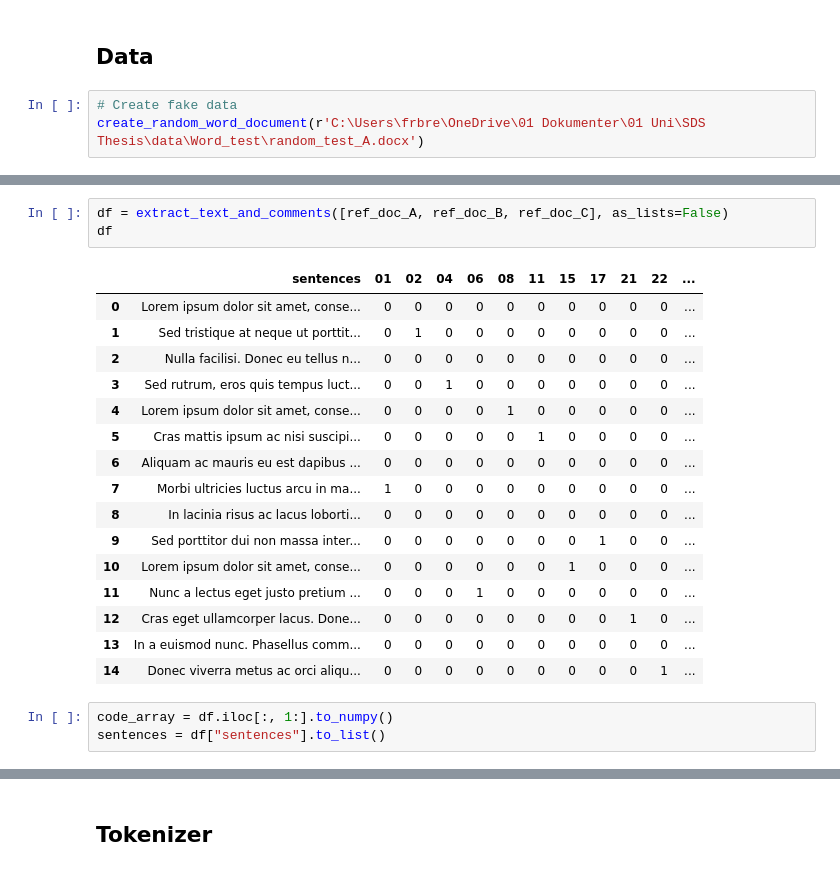
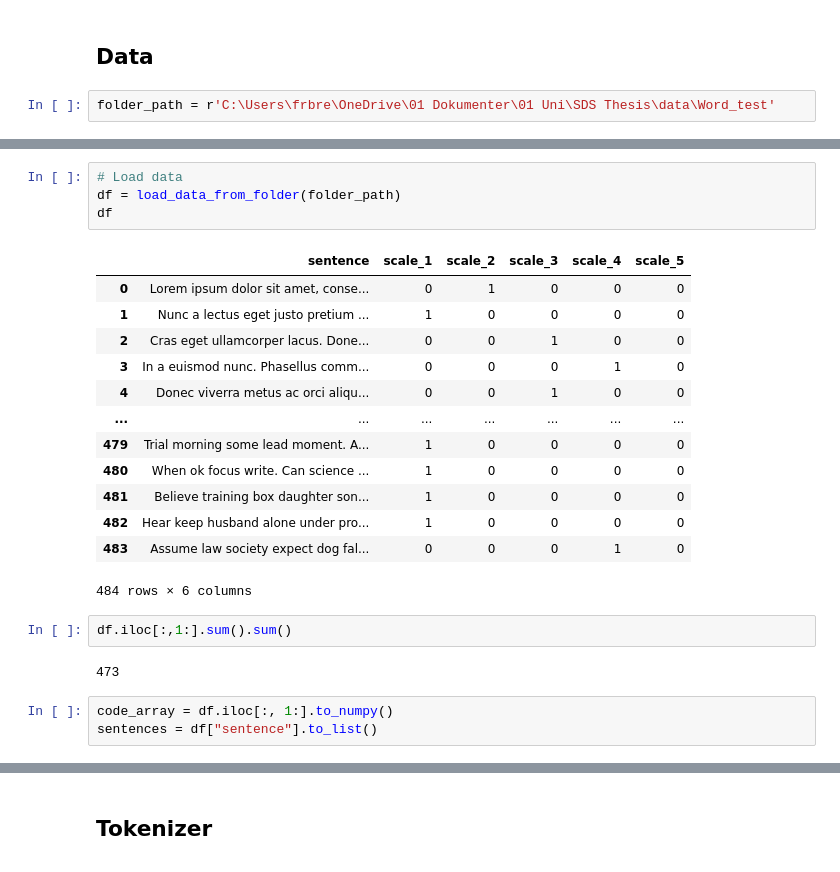
Before and after one commit to Fred-Bred/SDS-thesis, a Jupyter notebook: src/BERT_test.ipynb, the cells around one changed output, grey strips where cells are left out. Saved outputs shown, nothing was run; the diff lists cells and outputs as text.

Commit message:
add load_data_from_folder function

```diff
--- a/src/BERT_test.ipynb
+++ b/src/BERT_test.ipynb
@@ -17,5 +17,4 @@ from sklearn.model_selection import train_test_split
 # %% [markdown]
 ## Data
 # %%
-# Create fake data
-create_random_word_document(r'C:\Users\frbre\OneDrive\01 Dokumenter\01 Uni\SDS Thesis\data\Word_test\random_test_A.docx')
+folder_path = r'C:\Users\frbre\OneDrive\01 Dokumenter\01 Uni\SDS Thesis\data\Word_test'
@@ -73,26 +21,28 @@ sentences
-# %%
-df = extract_text_and_comments([ref_doc_A, ref_doc_B, ref_doc_C], as_lists=False)
-df
-# %% [output]
-|  | sentences | 01 | 02 | 04 | 06 | 08 | 11 | 15 | 17 | 21 | 22 | ... |
-| 0 | Lorem ipsum dolor sit amet, conse... | 0 | 0 | 0 | 0 | 0 | 0 | 0 | 0 | 0 | 0 | ... |
-| 1 | Sed tristique at neque ut porttit... | 0 | 1 | 0 | 0 | 0 | 0 | 0 | 0 | 0 | 0 | ... |
-| 2 | Nulla facilisi. Donec eu tellus n... | 0 | 0 | 0 | 0 | 0 | 0 | 0 | 0 | 0 | 0 | ... |
-| 3 | Sed rutrum, eros quis tempus luct... | 0 | 0 | 1 | 0 | 0 | 0 | 0 | 0 | 0 | 0 | ... |
-| 4 | Lorem ipsum dolor sit amet, conse... | 0 | 0 | 0 | 0 | 1 | 0 | 0 | 0 | 0 | 0 | ... |
-| 5 | Cras mattis ipsum ac nisi suscipi... | 0 | 0 | 0 | 0 | 0 | 1 | 0 | 0 | 0 | 0 | ... |
-| 6 | Aliquam ac mauris eu est dapibus ... | 0 | 0 | 0 | 0 | 0 | 0 | 0 | 0 | 0 | 0 | ... |
-| 7 | Morbi ultricies luctus arcu in ma... | 1 | 0 | 0 | 0 | 0 | 0 | 0 | 0 | 0 | 0 | ... |
-| 8 | In lacinia risus ac lacus loborti... | 0 | 0 | 0 | 0 | 0 | 0 | 0 | 0 | 0 | 0 | ... |
-| 9 | Sed porttitor dui non massa inter... | 0 | 0 | 0 | 0 | 0 | 0 | 0 | 1 | 0 | 0 | ... |
-| 10 | Lorem ipsum dolor sit amet, conse... | 0 | 0 | 0 | 0 | 0 | 0 | 1 | 0 | 0 | 0 | ... |
-| 11 | Nunc a lectus eget justo pretium ... | 0 | 0 | 0 | 1 | 0 | 0 | 0 | 0 | 0 | 0 | ... |
-| 12 | Cras eget ullamcorper lacus. Done... | 0 | 0 | 0 | 0 | 0 | 0 | 0 | 0 | 1 | 0 | ... |
-| 13 | In a euismod nunc. Phasellus comm... | 0 | 0 | 0 | 0 | 0 | 0 | 0 | 0 | 0 | 0 | ... |
-| 14 | Donec viverra metus ac orci aliqu... | 0 | 0 | 0 | 0 | 0 | 0 | 0 | 0 | 0 | 1 | ... |
+# %%
+# Load data
+df = load_data_from_folder(folder_path)
+df
+# %% [output]
+|  | sentence | scale_1 | scale_2 | scale_3 | scale_4 | scale_5 |
+| 0 | Lorem ipsum dolor sit amet, conse... | 0 | 1 | 0 | 0 | 0 |
+| 1 | Nunc a lectus eget justo pretium ... | 1 | 0 | 0 | 0 | 0 |
+| 2 | Cras eget ullamcorper lacus. Done... | 0 | 0 | 1 | 0 | 0 |
+| 3 | In a euismod nunc. Phasellus comm... | 0 | 0 | 0 | 1 | 0 |
+| 4 | Donec viverra metus ac orci aliqu... | 0 | 0 | 1 | 0 | 0 |
+| ... | ... | ... | ... | ... | ... | ... |
+| 479 | Trial morning some lead moment. A... | 1 | 0 | 0 | 0 | 0 |
+| 480 | When ok focus write. Can science ... | 1 | 0 | 0 | 0 | 0 |
+| 481 | Believe training box daughter son... | 1 | 0 | 0 | 0 | 0 |
+| 482 | Hear keep husband alone under pro... | 1 | 0 | 0 | 0 | 0 |
+| 483 | Assume law society expect dog fal... | 0 | 0 | 0 | 1 | 0 |
+484 rows × 6 columns
+# %%
+df.iloc[:,1:].sum().sum()
+# %% [output]
+473
 # %%
 code_array = df.iloc[:, 1:].to_numpy()
-sentences = df["sentences"].to_list()
+sentences = df["sentence"].to_list()
 # %%
 code_array
 # %% [output]
```
Also changed, not shown: parts of 9 cells of this notebook, 1 other file.
